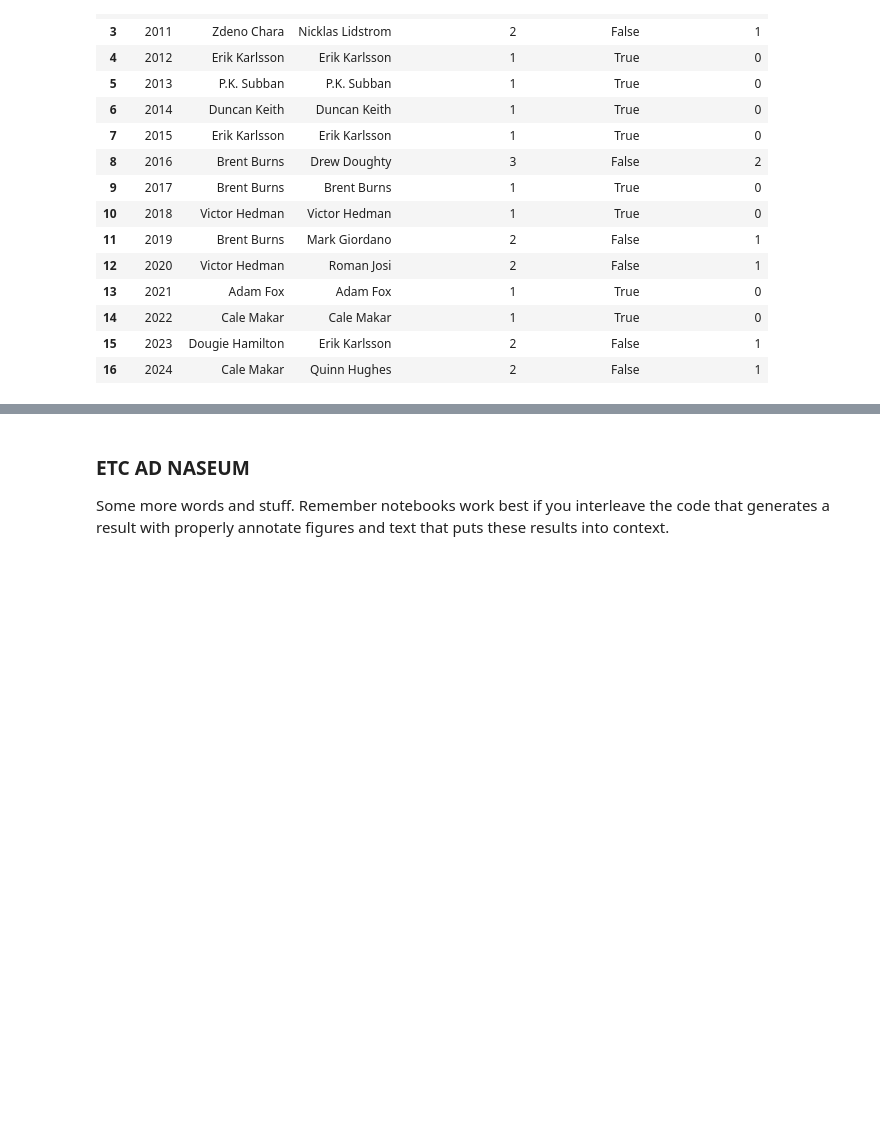
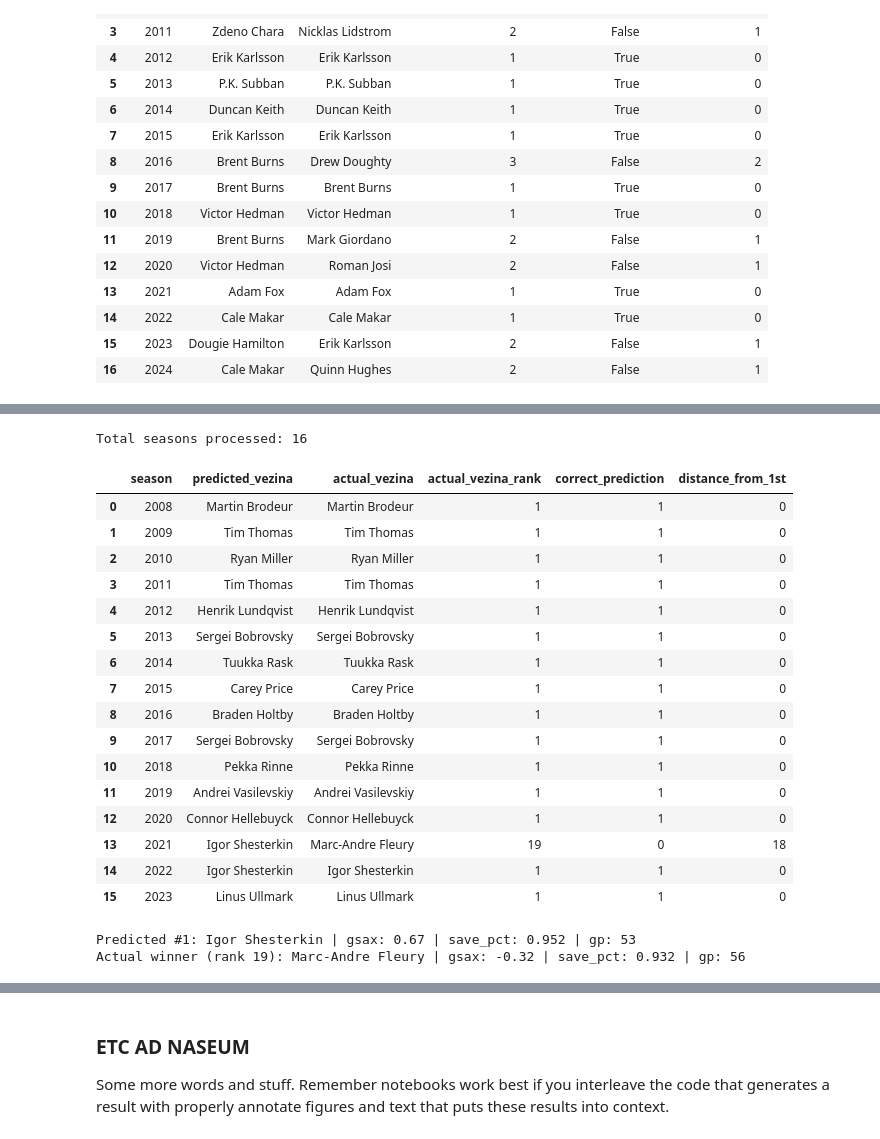
Before and after one commit to COGS108/Group118_WI26, a Jupyter notebook: 03-FinalProject.ipynb, the cells around one changed output, grey strips where cells are left out. Cells and saved outputs as stored; diff of their text form; code cells hidden in the pictures; blank space fills up the shorter version.

```diff
--- a/03-FinalProject.ipynb
+++ b/03-FinalProject.ipynb
@@ -1131,0 +1222,66 @@ results_norris_RF_df
+# %%
+results_vezina = []
+
+for season in sorted(vezina_df['season'].unique()):
+    season_df = vezina_df[vezina_df['season'] == season].copy()
+
+    X_season = season_df[feature_vezina_cols].fillna(0)
+    season_df['vezina_prob'] = logit_clf_vez.predict_proba(X_season)[:, 1]
+
+    season_df = season_df.sort_values('vezina_prob', ascending=False)
+    season_df['model_rank'] = range(1, len(season_df) + 1)
+
+    actual = season_df[season_df['is_vezina_winner'] == 1]
+    if actual.empty:
+        continue
+
+    actual_player = actual.iloc[0]['name']
+    actual_rank = actual.iloc[0]['model_rank']
+    predicted_player = season_df.iloc[0]['name']
+
+    results_vezina.append({
+        'season': season,
+        'predicted_vezina': predicted_player,
+        'actual_vezina': actual_player,
+        'actual_vezina_rank': actual_rank,
+        'correct_prediction': int(actual_rank == 1),
+        'distance_from_1st': actual_rank - 1
+    })
+
+print(f"Total seasons processed: {len(results_vezina)}")
+results_vezina_df = pd.DataFrame(results_vezina)
+results_vezina_df
+# %% [output]
+Total seasons processed: 16
+|  | season | predicted_vezina | actual_vezina | actual_vezina_rank | correct_prediction | distance_from_1st |
+| 0 | 2008 | Martin Brodeur | Martin Brodeur | 1 | 1 | 0 |
+| 1 | 2009 | Tim Thomas | Tim Thomas | 1 | 1 | 0 |
+| 2 | 2010 | Ryan Miller | Ryan Miller | 1 | 1 | 0 |
+| 3 | 2011 | Tim Thomas | Tim Thomas | 1 | 1 | 0 |
+| 4 | 2012 | Henrik Lundqvist | Henrik Lundqvist | 1 | 1 | 0 |
+| 5 | 2013 | Sergei Bobrovsky | Sergei Bobrovsky | 1 | 1 | 0 |
+| 6 | 2014 | Tuukka Rask | Tuukka Rask | 1 | 1 | 0 |
+| 7 | 2015 | Carey Price | Carey Price | 1 | 1 | 0 |
+| 8 | 2016 | Braden Holtby | Braden Holtby | 1 | 1 | 0 |
+| 9 | 2017 | Sergei Bobrovsky | Sergei Bobrovsky | 1 | 1 | 0 |
+| 10 | 2018 | Pekka Rinne | Pekka Rinne | 1 | 1 | 0 |
+| 11 | 2019 | Andrei Vasilevskiy | Andrei Vasilevskiy | 1 | 1 | 0 |
+| 12 | 2020 | Connor Hellebuyck | Connor Hellebuyck | 1 | 1 | 0 |
+| 13 | 2021 | Igor Shesterkin | Marc-Andre Fleury | 19 | 0 | 18 |
+| 14 | 2022 | Igor Shesterkin | Igor Shesterkin | 1 | 1 | 0 |
+| 15 | 2023 | Linus Ullmark | Linus Ullmark | 1 | 1 | 0 |
+# %%
+season_df = vezina_df[vezina_df['season'] == 2021].copy()
+X_check = season_df[feature_vezina_cols].fillna(0)
+season_df['vezina_prob'] = logit_clf_vez.predict_proba(X_check)[:, 1]
+season_df = season_df.sort_values('vezina_prob', ascending=False)
+season_df['model_rank'] = range(1, len(season_df) + 1)
+
+winner = season_df[season_df['is_vezina_winner'] == 1].iloc[0]
+top = season_df.iloc[0]
+
+print(f"Predicted #1: {top['name']} | gsax: {top.get('goals_prevented_per60', 'N/A'):.2f} | save_pct: {top.get('save_pct', 'N/A'):.3f} | gp: {top['games_played']}")
+print(f"Actual winner (rank {winner['model_rank']}): {winner['name']} | gsax: {winner.get('goals_prevented_per60', 'N/A'):.2f} | save_pct: {winner.get('save_pct', 'N/A'):.3f} | gp: {winner['games_played']}")
+# %% [output]
+Predicted #1: Igor Shesterkin | gsax: 0.67 | save_pct: 0.952 | gp: 53
+Actual winner (rank 19): Marc-Andre Fleury | gsax: -0.32 | save_pct: 0.932 | gp: 56
```
Also changed, not shown: parts of 23 cells of this notebook, 1 other file.
